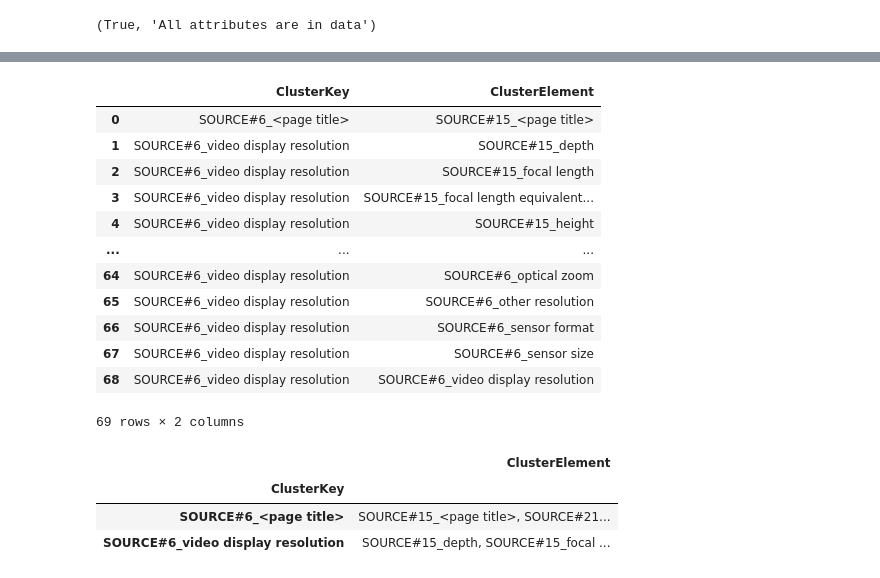
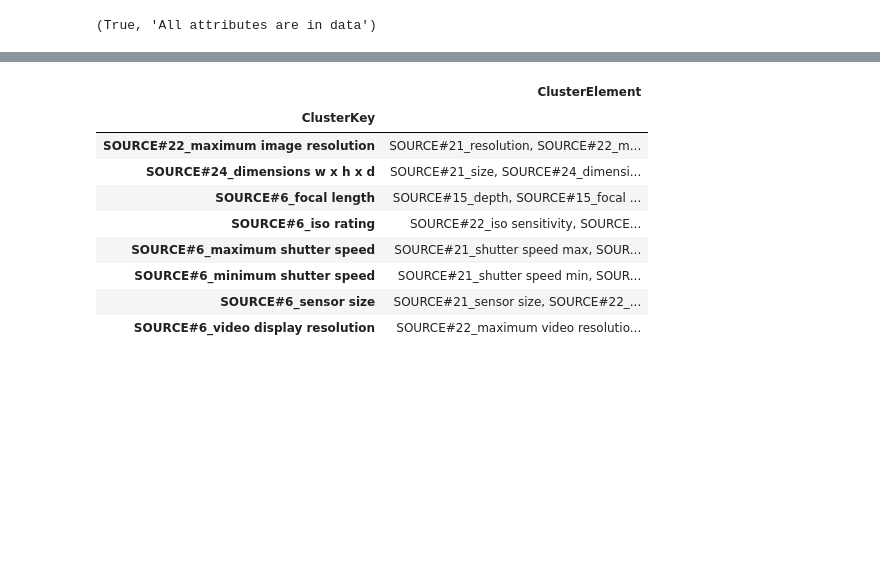
Before and after one commit to rokkian/spacy_for_data_integration, a Jupyter notebook: multiSchemaMatching.ipynb, the cells around one changed output, grey strips where cells are left out. Cells and saved outputs as stored; diff of their text form; code cells hidden in the pictures; blank space fills up the shorter version.

```diff
--- a/multiSchemaMatching.ipynb
+++ b/multiSchemaMatching.ipynb
@@ -615,7 +575,8 @@ def ChiusuraRiflessivaTransitiva(MatchTable):
 
   SYMMETRIC=MatchTable[['B','A']]
   SYMMETRIC.rename(columns={'B':'A','A':'B'}, inplace=True)
-  SYMMETRICMatchTable=MatchTable.append(SYMMETRIC)
+  #SYMMETRICMatchTable=MatchTable.append(SYMMETRIC)
+  SYMMETRICMatchTable=pd.concat([MatchTable, SYMMETRIC])
 
   #SYMMETRIC_TRANSITIVE_CLOSURE=transitive_closure([(str(x[1]),str(x[0])) for x in SYMMETRICMatchTable.values.tolist()])
   SYMMETRIC_TRANSITIVE_CLOSURE=transitive_closure([(x[1],x[0]) for x in SYMMETRICMatchTable.values.tolist()])
@@ -642,4 +603,4 @@ MATCHES
 # %%
-X=MATCHES.query('sim > 0.74')[['SLAT_A','SLAT_B']]
+X=MATCHES.query('sim > 0.89')[['SLAT_A','SLAT_B']]
 X.columns=['A','B']
-ChiusuraRiflessivaTransitiva(X)
+crt = ChiusuraRiflessivaTransitiva(X)
@@ -666,40 +613,29 @@ def CalcoloDeiCluster(MT):
     CLUSTERS=CLUSTERS[['ClusterKey','ClusterElement']]
 
     return CLUSTERS
-# %%
-ClusterOttenuti= CalcoloDeiCluster(ChiusuraRiflessivaTransitiva(X))
-# %%
-ClusterOttenuti
-# %% [output]
-|  | ClusterKey | ClusterElement |
-| 0 | SOURCE#6_<page title> | SOURCE#15_<page title> |
-| 1 | SOURCE#6_video display resolution | SOURCE#15_depth |
-| 2 | SOURCE#6_video display resolution | SOURCE#15_focal length |
-| 3 | SOURCE#6_video display resolution | SOURCE#15_focal length equivalent... |
-| 4 | SOURCE#6_video display resolution | SOURCE#15_height |
-| ... | ... | ... |
-| 64 | SOURCE#6_video display resolution | SOURCE#6_optical zoom |
-| 65 | SOURCE#6_video display resolution | SOURCE#6_other resolution |
-| 66 | SOURCE#6_video display resolution | SOURCE#6_sensor format |
-| 67 | SOURCE#6_video display resolution | SOURCE#6_sensor size |
-| 68 | SOURCE#6_video display resolution | SOURCE#6_video display resolution |
-69 rows × 2 columns
 # %%
+def mostra_cluster(crt):
+    ClusterOttenuti = crt.applymap(str)
 
-# per concatenare mi servono delle stringhe, quindi
-
-ClusterOttenuti = ClusterOttenuti.applymap(str)
-
-def Aggregazione(x):
-      Campi = {
-          'ClusterElement' :     x['ClusterElement'].str.cat(sep=', ')
-          }
-      return pd.Series(Campi)
+    def Aggregazione(x):
+        Campi = {
+            'ClusterElement' :     x['ClusterElement'].str.cat(sep=', ')
+            }
+        return pd.Series(Campi)
 
 
-ClusterOttenuti.groupby('ClusterKey').apply(Aggregazione)
+    return ClusterOttenuti.groupby('ClusterKey').apply(Aggregazione)
-# %% [output]
-|  | ClusterElement |
-| ClusterKey |  |
-| SOURCE#6_<page title> | SOURCE#15_<page title>, SOURCE#21... |
-| SOURCE#6_video display resolution | SOURCE#15_depth, SOURCE#15_focal ... |
+# %%
+mc = mostra_cluster(res_cluster)
+mc
+# %% [output]
+|  | ClusterElement |
+| ClusterKey |  |
+| SOURCE#22_maximum image resolution | SOURCE#21_resolution, SOURCE#22_m... |
+| SOURCE#24_dimensions w x h x d | SOURCE#21_size, SOURCE#24_dimensi... |
+| SOURCE#6_focal length | SOURCE#15_depth, SOURCE#15_focal ... |
+| SOURCE#6_iso rating | SOURCE#22_iso sensitivity, SOURCE... |
+| SOURCE#6_maximum shutter speed | SOURCE#21_shutter speed max, SOUR... |
+| SOURCE#6_minimum shutter speed | SOURCE#21_shutter speed min, SOUR... |
+| SOURCE#6_sensor size | SOURCE#21_sensor size, SOURCE#22_... |
+| SOURCE#6_video display resolution | SOURCE#22_maximum video resolutio... |
```
Also changed, not shown: parts of 21 cells of this notebook, 2 other files.
